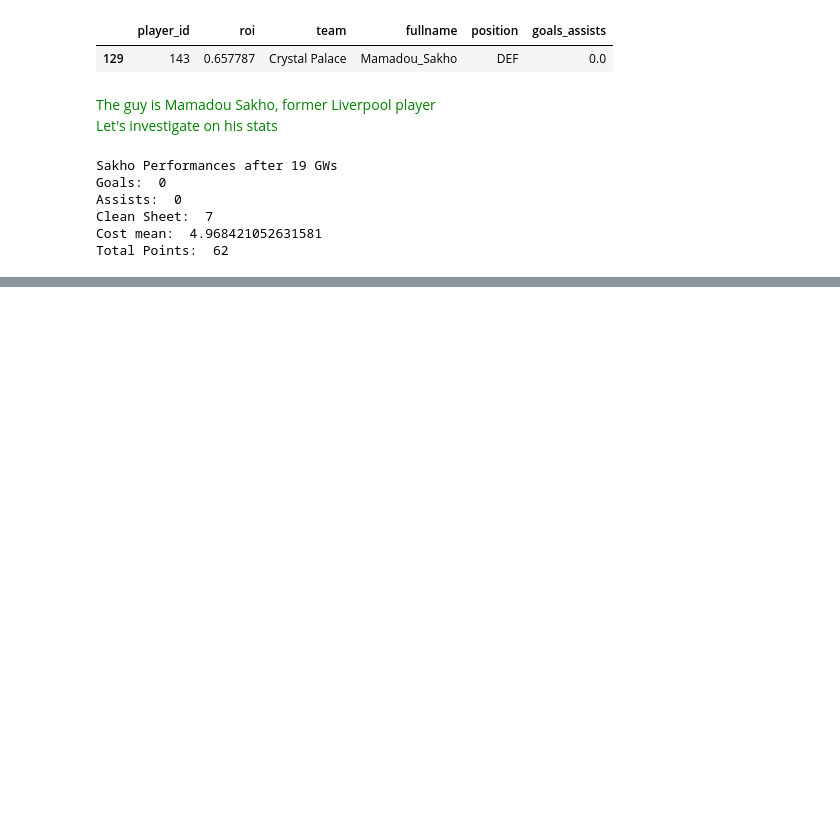
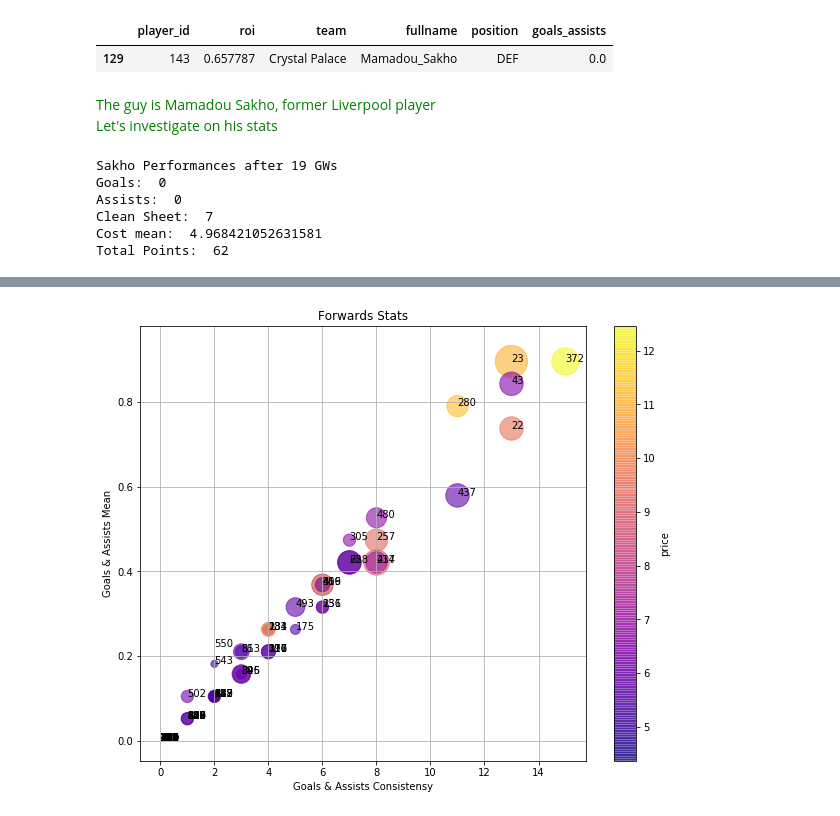
Before and after one commit to joei1994/ML-Projects, a Jupyter notebook: mini-projects/moneyteam/players_eda.ipynb, the cells around one changed output, grey strips where cells are left out. Drawn from its saved outputs; the diff is of its cells as text; code cells hidden in the pictures; blank space fills up the shorter version.

Commit message:
FPL analysis - group players by their position and plot theirs stats

```diff
--- a/mini-projects/moneyteam/players_eda.ipynb
+++ b/mini-projects/moneyteam/players_eda.ipynb
@@ -393,0 +313,45 @@ plt.show()
+# %%
+def consistency(events):
+    return sum(events != 0)
+
+def chisquare_score(observations, expectaions=None):
+    return chisquare(observations, expectaions)[0]
+
+base_aggregations = [np.sum, np.mean]
+
+forwardids = list(cleaned_players.loc[cleaned_players['element_type'] == 4, 'player_id'])
+forwards = players.loc[[ player_id in forwardids for player_id in players['player_id']], :]
+
+fw_stats_by_player_id = forwards.groupby('player_id', as_index=False).agg({
+    'points': base_aggregations,
+    'bonus' : base_aggregations,
+    'goals_scored': base_aggregations + [consistency, chisquare_score],
+    'assists': base_aggregations + [consistency, chisquare_score],
+    'roi' : np.mean,
+    'value' : np.mean,
+    'target_missed' : np.sum,
+    'dribbles' : np.sum,
+    'minutes' : base_aggregations,
+    'offside' : base_aggregations,
+    'penalties_missed' : np.sum
+})
+
+plt.figure(figsize=(10, 8))
+
+x = fw_stats_by_player_id['goals_scored']['consistency'] + fw_stats_by_player_id['assists']['consistency']
+y = fw_stats_by_player_id['goals_scored']['mean'] +  fw_stats_by_player_id['assists']['mean']
+colors = fw_stats_by_player_id['value']['mean']
+sizes = fw_stats_by_player_id['bonus']['sum']
+
+plt.scatter(x, y, c=colors, cmap='plasma', s=sizes * 50, alpha=0.6)
+cbar = plt.colorbar()
+plt.xlabel("Goals & Assists Consistensy")
+plt.ylabel("Goals & Assists Mean")
+cbar.ax.set_ylabel("price")
+plt.title("Forwards Stats")
+plt.grid(True)
+for index, row in fw_stats_by_player_id.iterrows():
+    plt.gca().annotate(str(int(row['player_id'])), (x[index], y[index]))
+plt.show()
+# %% [output]
+[figure, added]
```
Also changed, not shown: parts of 6 cells of this notebook.
